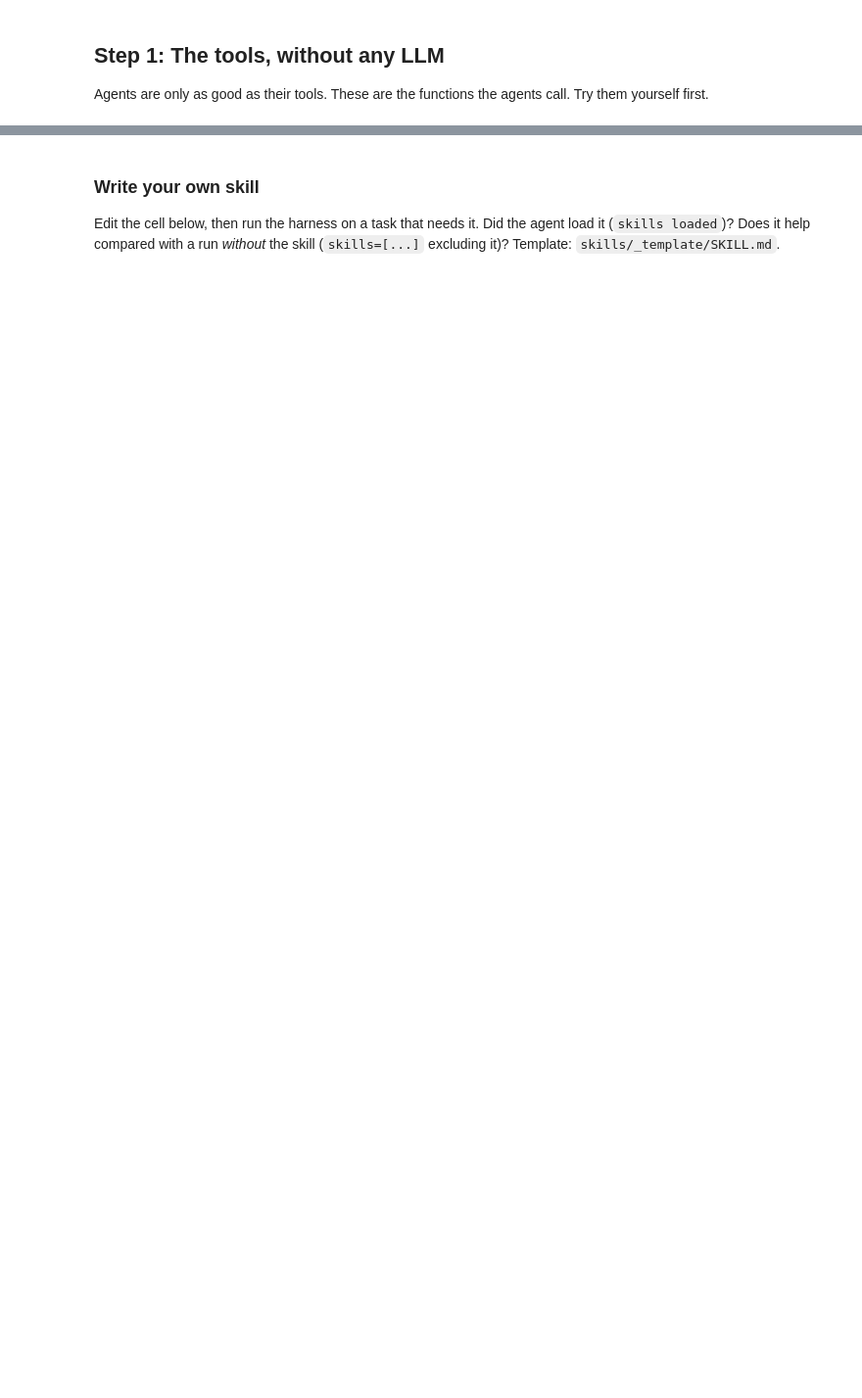
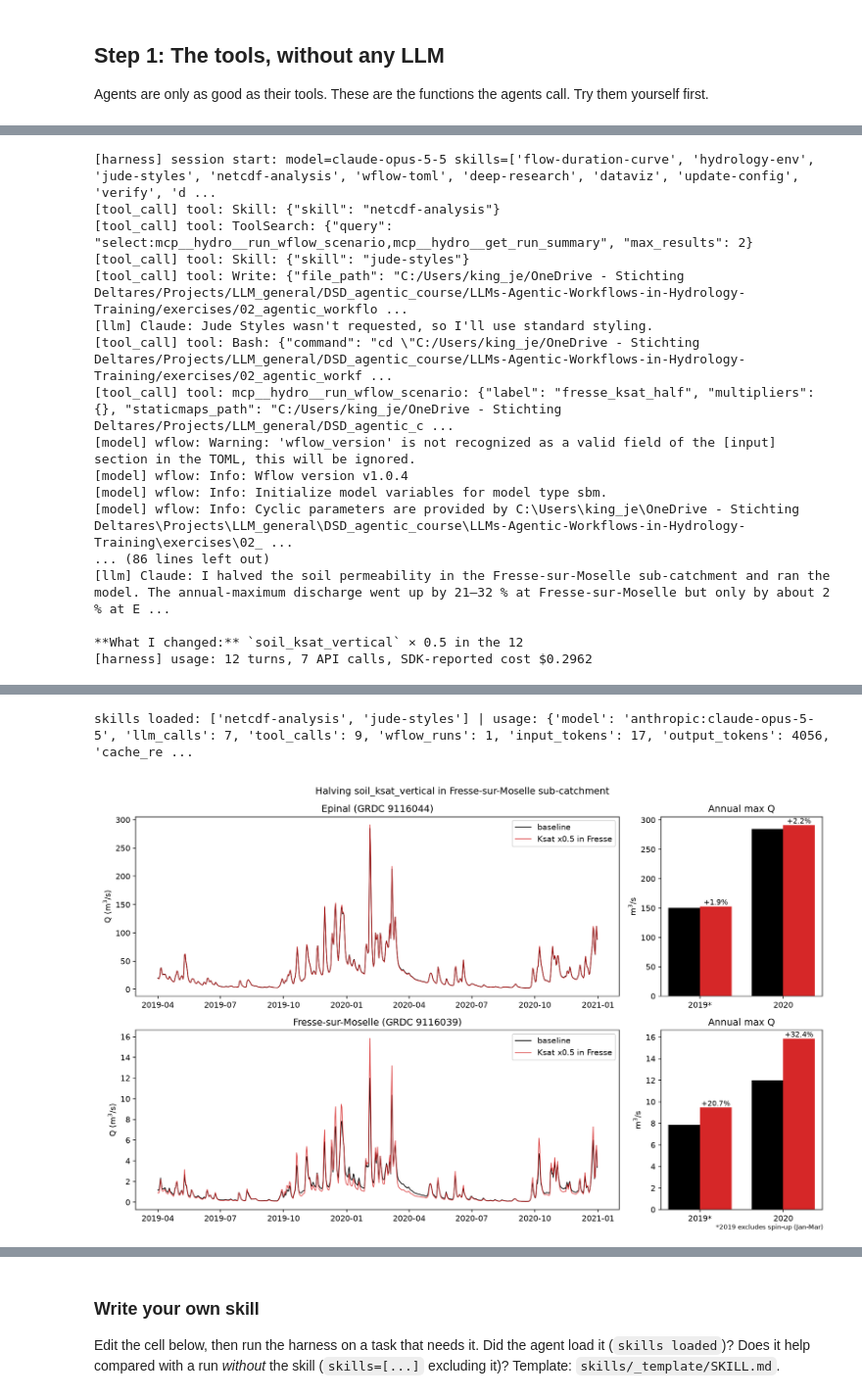
Before and after one commit to Deltares-research/LLMs-Agentic-Workflows-in-Hydrology-Training, a Jupyter notebook: exercises/02_agentic_workflows/02_agentic_workflows.ipynb, the cells around one changed output, grey strips where cells are left out. Shown at 98% size. Saved outputs shown, nothing was run; the diff lists cells and outputs as text; code cells hidden in the pictures; blank space fills up the shorter version.

```diff
--- a/exercises/02_agentic_workflows/02_agentic_workflows.ipynb
+++ b/exercises/02_agentic_workflows/02_agentic_workflows.ipynb
@@ -156,6 +410,25 @@ from hydroagent.harness.claude_runner import available_skills, run_harness
 # %%
-r = run_harness(R.INFOS["a4"].example_query, on_event=show)
-display(Markdown(r.answer or r.error))
-print("skills loaded:", r.skills_loaded, "| usage:", r.usage, "| workspace:", r.workspace)
-for p in r.plots:
-    display(Image(p))
+HARNESS_QUESTION = ("Halve the soil permeability (soil_ksat_vertical) only in the Fresse-sur-Moselle sub-catchment "
+                    "(GRDC 9116039), run the model, and compare the annual-maximum discharge at Epinal and at "
+                    "Fresse-sur-Moselle with the baseline. Make one figure.")   # edit me (also used by A4m below)
+out_a4 = R.create_session("a4", on_event=show).start(HARNESS_QUESTION)
+report(out_a4)
+print("skills loaded:", out_a4.state.get("skills_loaded"), "| workspace:", out_a4.state.get("workspace"))
+# %% [output]
+[harness] session start: model=claude-opus-5-5 skills=['flow-duration-curve', 'hydrology-env', 'jude-styles', 'netcdf-analysis', 'wflow-toml', 'deep-research', 'dataviz', 'update-config', 'verify', 'd ...
+[tool_call] tool: Skill: {"skill": "netcdf-analysis"}
+[tool_call] tool: ToolSearch: {"query": "select:mcp__hydro__run_wflow_scenario,mcp__hydro__get_run_summary", "max_results": 2}
+[tool_call] tool: Skill: {"skill": "jude-styles"}
+[tool_call] tool: Write: {"file_path": "C:/Users/king_je/OneDrive - Stichting Deltares/Projects/LLM_general/DSD_agentic_course/LLMs-Agentic-Workflows-in-Hydrology-Training/exercises/02_agentic_workflo ...
+[llm] Claude: Jude Styles wasn't requested, so I'll use standard styling.
+[tool_call] tool: Bash: {"command": "cd \"C:/Users/king_je/OneDrive - Stichting Deltares/Projects/LLM_general/DSD_agentic_course/LLMs-Agentic-Workflows-in-Hydrology-Training/exercises/02_agentic_workf ...
+[tool_call] tool: mcp__hydro__run_wflow_scenario: {"label": "fresse_ksat_half", "multipliers": {}, "staticmaps_path": "C:/Users/king_je/OneDrive - Stichting Deltares/Projects/LLM_general/DSD_agentic_c ...
+[model] wflow: Warning: 'wflow_version' is not recognized as a valid field of the [input] section in the TOML, this will be ignored.
+[model] wflow: Info: Wflow version v1.0.4
+[model] wflow: Info: Initialize model variables for model type sbm.
+[model] wflow: Info: Cyclic parameters are provided by C:\Users\king_je\OneDrive - Stichting Deltares\Projects\LLM_general\DSD_agentic_course\LLMs-Agentic-Workflows-in-Hydrology-Training\exercises\02_ ...
+... (86 lines left out)
+[llm] Claude: I halved the soil permeability in the Fresse-sur-Moselle sub-catchment and ran the model. The annual-maximum discharge went up by 21–32 % at Fresse-sur-Moselle but only by about 2 % at E ...
+
+**What I changed:** `soil_ksat_vertical` × 0.5 in the 12
+[harness] usage: 12 turns, 7 API calls, SDK-reported cost $0.2962
@@ -161,0 +459,2 @@ for p in r.plots:
+skills loaded: ['netcdf-analysis', 'jude-styles'] | usage: {'model': 'anthropic:claude-opus-5-5', 'llm_calls': 7, 'tool_calls': 9, 'wflow_runs': 1, 'input_tokens': 17, 'output_tokens': 4056, 'cache_re ...
+[figure, added]
```
Also changed, not shown: parts of 25 cells of this notebook, 33 other files.
